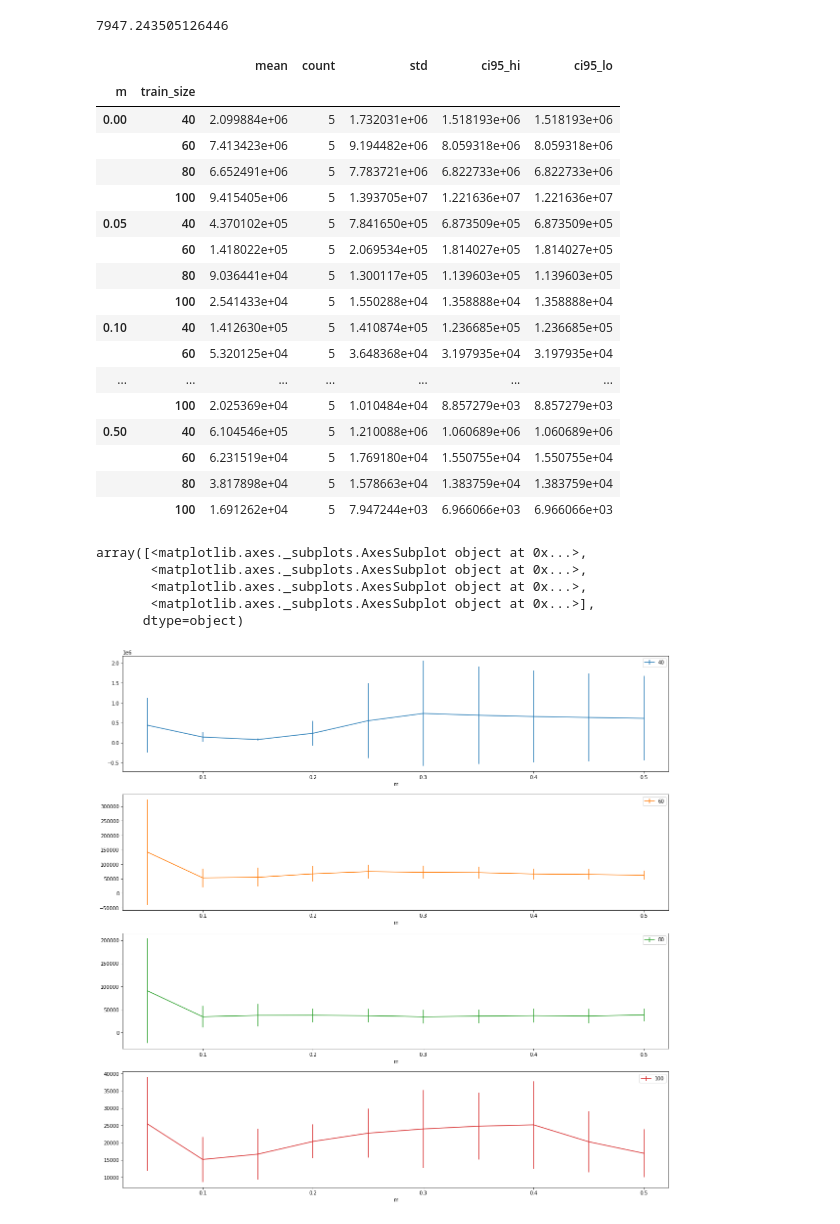
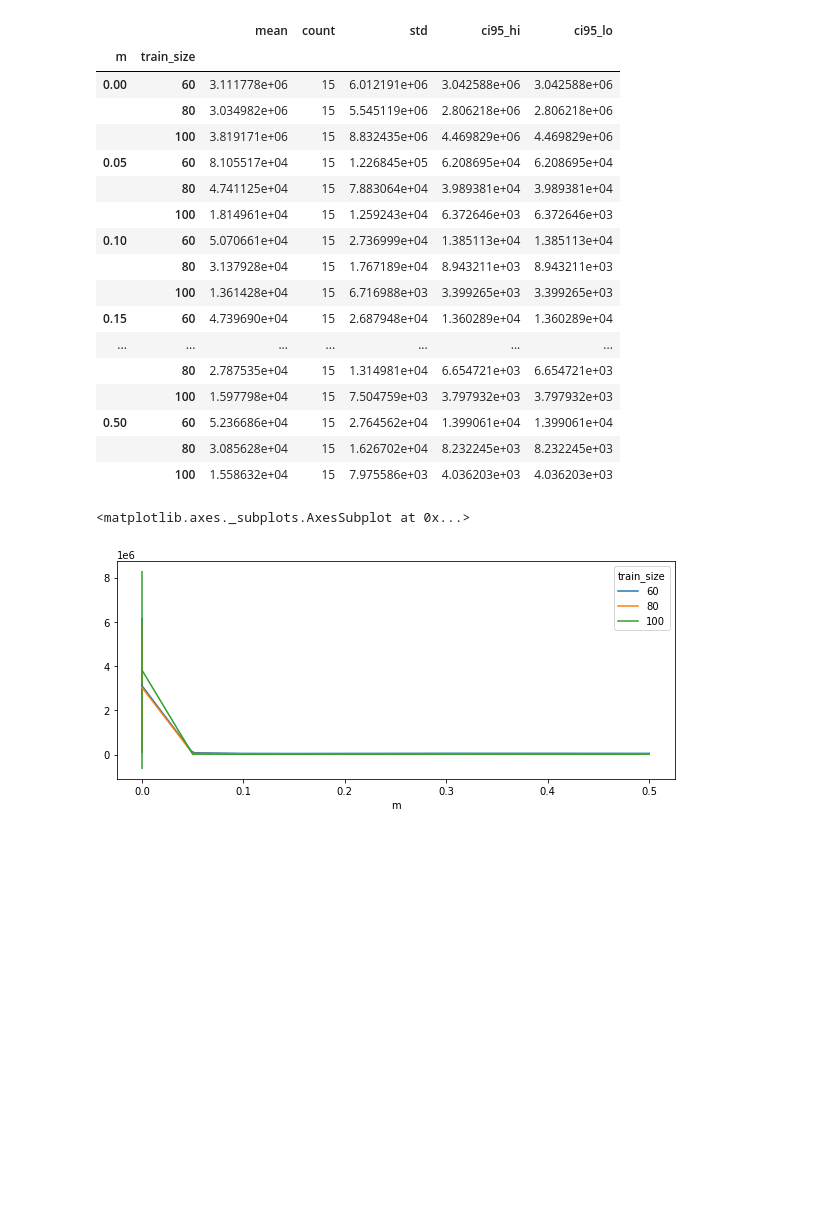
Before and after one commit to sailab-code/learning-sidarthe, a Jupyter notebook: analyze_momentum_train_size_experiments.ipynb, the cells around one changed output. Saved outputs shown, nothing was run; the diff lists cells and outputs as text; code cells hidden in the pictures; blank space fills up the shorter version.

```diff
--- a/analyze_momentum_train_size_experiments.ipynb
+++ b/analyze_momentum_train_size_experiments.ipynb
@@ -29,22 +29,7 @@ for exp in experiments:
 
 
 df = pd.DataFrame(data)
-tsize_100 = df[df['train_size'] == 100]
-tsize_100_m_50 = tsize_100[tsize_100['m'] == 0.5]
+df = df[df['train_size'] != 40]
-# %%
-acc = 0.
-mean = tsize_100_m_50['val_loss'].mean()
-count = tsize_100_m_50['val_loss'].count()
-
-for val_loss in tsize_100_m_50['val_loss']:
-    acc += (val_loss - mean) ** 2
-
-acc = acc / (count-1)
-std = acc ** 0.5
-
-std
-# %% [output]
-7947.243505126446
 # %%
 # group by m and a with average
 df_by_t_m = df.groupby(['m','train_size']).agg(['mean', 'count', 'std'])['val_loss']
@@ -57,28 +42,24 @@ df_by_t_m
 # %% [output]
 |  |  | mean | count | std | ci95_hi | ci95_lo |
 | m | train_size |  |  |  |  |  |
-| 0.00 | 40 | 2.099884e+06 | 5 | 1.732031e+06 | 1.518193e+06 | 1.518193e+06 |
-|  | 60 | 7.413423e+06 | 5 | 9.194482e+06 | 8.059318e+06 | 8.059318e+06 |
-|  | 80 | 6.652491e+06 | 5 | 7.783721e+06 | 6.822733e+06 | 6.822733e+06 |
-|  | 100 | 9.415405e+06 | 5 | 1.393705e+07 | 1.221636e+07 | 1.221636e+07 |
-| 0.05 | 40 | 4.370102e+05 | 5 | 7.841650e+05 | 6.873509e+05 | 6.873509e+05 |
-|  | 60 | 1.418022e+05 | 5 | 2.069534e+05 | 1.814027e+05 | 1.814027e+05 |
-|  | 80 | 9.036441e+04 | 5 | 1.300117e+05 | 1.139603e+05 | 1.139603e+05 |
-|  | 100 | 2.541433e+04 | 5 | 1.550288e+04 | 1.358888e+04 | 1.358888e+04 |
-| 0.10 | 40 | 1.412630e+05 | 5 | 1.410874e+05 | 1.236685e+05 | 1.236685e+05 |
-|  | 60 | 5.320125e+04 | 5 | 3.648368e+04 | 3.197935e+04 | 3.197935e+04 |
+| 0.00 | 60 | 3.111778e+06 | 15 | 6.012191e+06 | 3.042588e+06 | 3.042588e+06 |
+|  | 80 | 3.034982e+06 | 15 | 5.545119e+06 | 2.806218e+06 | 2.806218e+06 |
+|  | 100 | 3.819171e+06 | 15 | 8.832435e+06 | 4.469829e+06 | 4.469829e+06 |
+| 0.05 | 60 | 8.105517e+04 | 15 | 1.226845e+05 | 6.208695e+04 | 6.208695e+04 |
+|  | 80 | 4.741125e+04 | 15 | 7.883064e+04 | 3.989381e+04 | 3.989381e+04 |
+|  | 100 | 1.814961e+04 | 15 | 1.259243e+04 | 6.372646e+03 | 6.372646e+03 |
+| 0.10 | 60 | 5.070661e+04 | 15 | 2.736999e+04 | 1.385113e+04 | 1.385113e+04 |
+|  | 80 | 3.137928e+04 | 15 | 1.767189e+04 | 8.943211e+03 | 8.943211e+03 |
+|  | 100 | 1.361428e+04 | 15 | 6.716988e+03 | 3.399265e+03 | 3.399265e+03 |
+| 0.15 | 60 | 4.739690e+04 | 15 | 2.687948e+04 | 1.360289e+04 | 1.360289e+04 |
 | ... | ... | ... | ... | ... | ... | ... |
-|  | 100 | 2.025369e+04 | 5 | 1.010484e+04 | 8.857279e+03 | 8.857279e+03 |
-| 0.50 | 40 | 6.104546e+05 | 5 | 1.210088e+06 | 1.060689e+06 | 1.060689e+06 |
-|  | 60 | 6.231519e+04 | 5 | 1.769180e+04 | 1.550755e+04 | 1.550755e+04 |
-|  | 80 | 3.817898e+04 | 5 | 1.578663e+04 | 1.383759e+04 | 1.383759e+04 |
-|  | 100 | 1.691262e+04 | 5 | 7.947244e+03 | 6.966066e+03 | 6.966066e+03 |
+|  | 80 | 2.787535e+04 | 15 | 1.314981e+04 | 6.654721e+03 | 6.654721e+03 |
+|  | 100 | 1.597798e+04 | 15 | 7.504759e+03 | 3.797932e+03 | 3.797932e+03 |
+| 0.50 | 60 | 5.236686e+04 | 15 | 2.764562e+04 | 1.399061e+04 | 1.399061e+04 |
+|  | 80 | 3.085628e+04 | 15 | 1.626702e+04 | 8.232245e+03 | 8.232245e+03 |
+|  | 100 | 1.558632e+04 | 15 | 7.975586e+03 | 4.036203e+03 | 4.036203e+03 |
 # %%
-df_by_t_m[['mean', 'ci95_hi']].unstack()[0.05:].plot(y='mean', subplots=True, figsize=(20, 20), sharex=False, yerr='ci95_hi')
+df_by_t_m[['mean', 'ci95_hi']].unstack()[0.00:].plot(y='mean', subplots=False, figsize=(10, 4), sharex=False, yerr='ci95_hi')
 # %% [output]
-array([<matplotlib.axes._subplots.AxesSubplot object at 0x...>,
-       <matplotlib.axes._subplots.AxesSubplot object at 0x...>,
-       <matplotlib.axes._subplots.AxesSubplot object at 0x...>,
-       <matplotlib.axes._subplots.AxesSubplot object at 0x...>],
-      dtype=object)
+<matplotlib.axes._subplots.AxesSubplot at 0x...>
-[figure, old version]
+[figure, new version]
```
